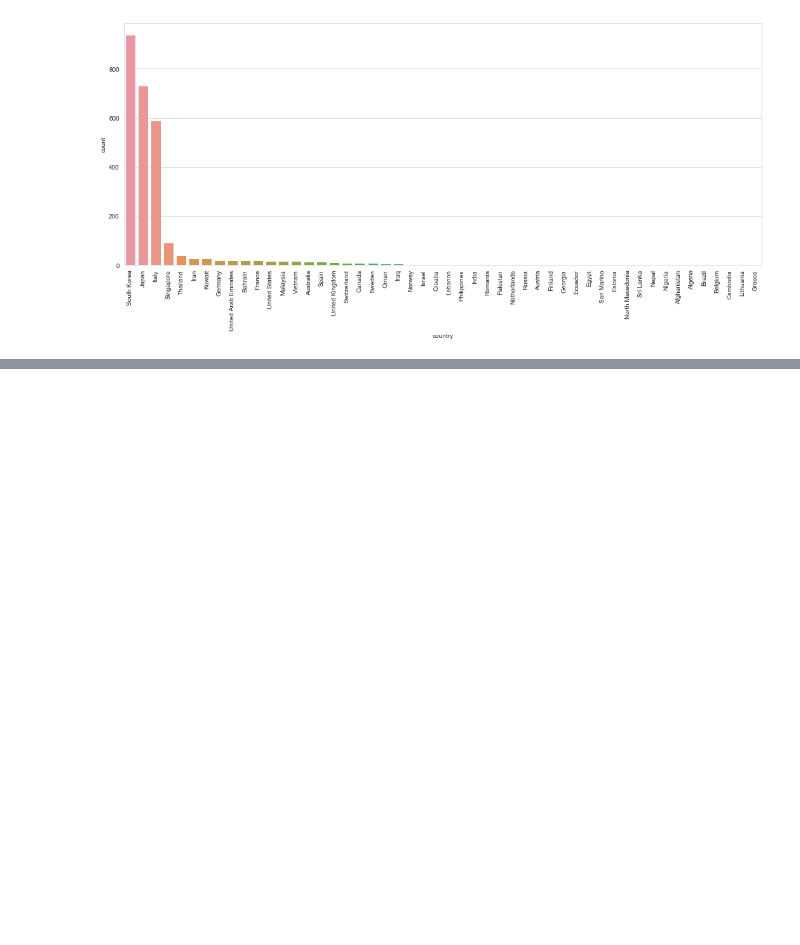
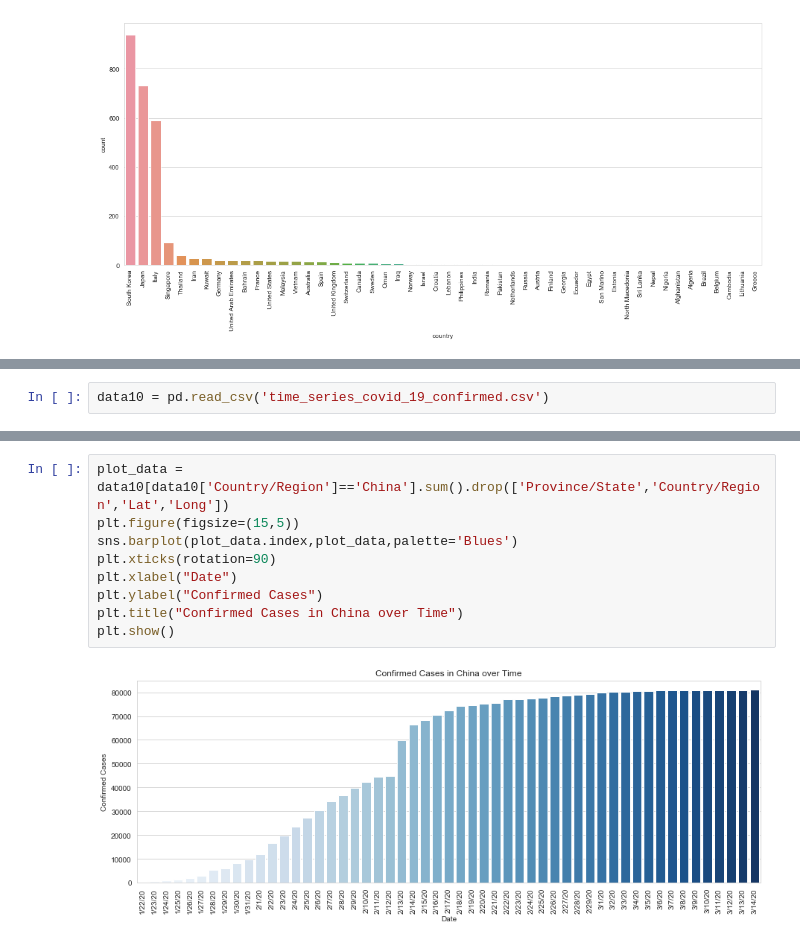
Before and after one commit to jsutch/covid-19, a Jupyter notebook: COVID-19 Analysis.ipynb, the cells around one changed output, grey strips where cells are left out. Drawn from its saved outputs; the diff is of its cells as text; blank space fills up the shorter version.

```diff
--- a/COVID-19 Analysis.ipynb
+++ b/COVID-19 Analysis.ipynb
@@ -178,0 +191,2 @@ plt.show()
+# %%
+data10 = pd.read_csv('time_series_covid_19_confirmed.csv')
@@ -178,0 +290,11 @@ plt.show()
+# %%
+plot_data = data10[data10['Country/Region']=='China'].sum().drop(['Province/State','Country/Region','Lat','Long'])
+plt.figure(figsize=(15,5))
+sns.barplot(plot_data.index,plot_data,palette='Blues')
+plt.xticks(rotation=90)
+plt.xlabel("Date")
+plt.ylabel("Confirmed Cases")
+plt.title("Confirmed Cases in China over Time")
+plt.show()
+# %% [output]
+[figure, added]
```
Also changed, not shown: parts of 9 cells of this notebook.
